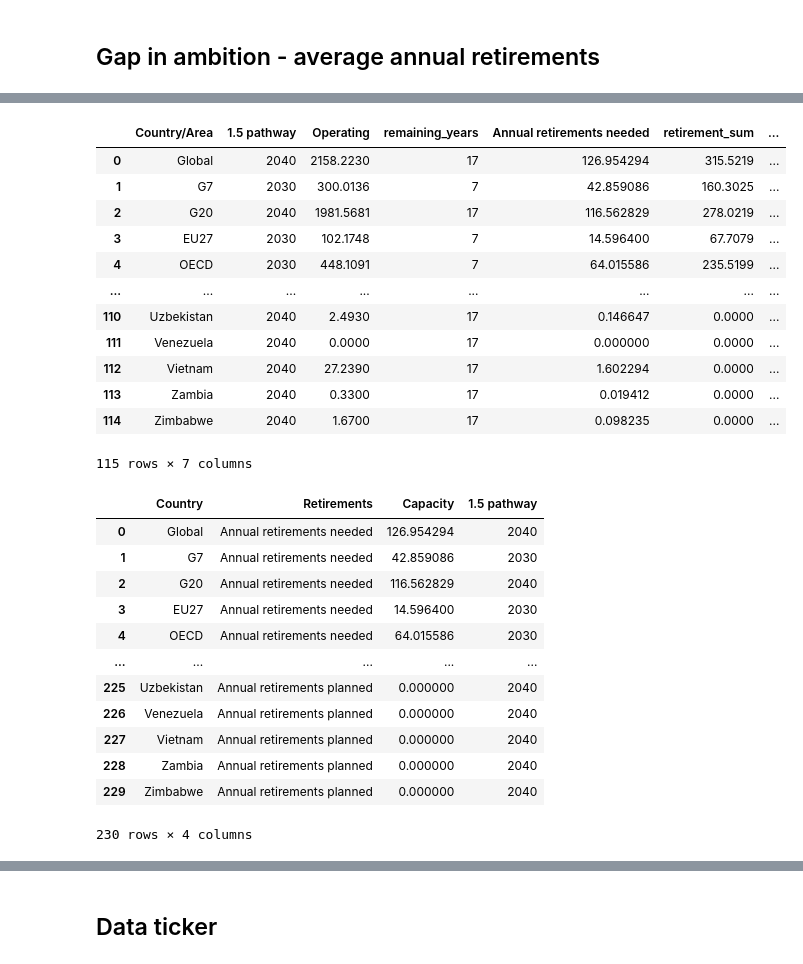
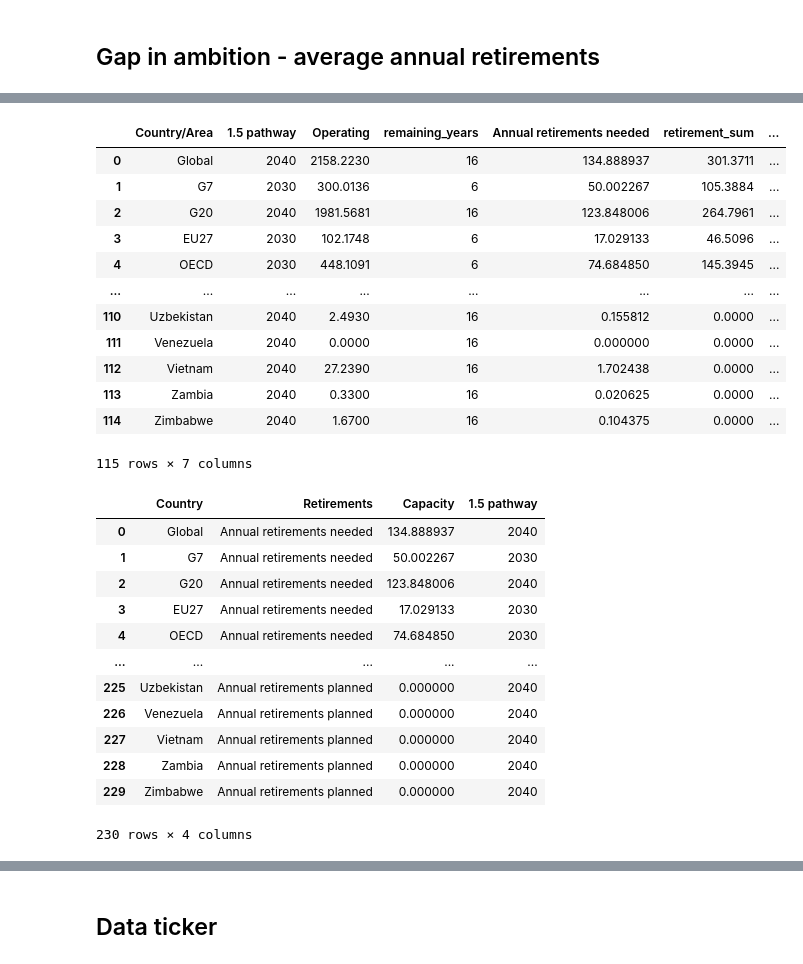
Before and after one commit to GlobalEnergyMonitor/coal-phaseout-preview, a Jupyter notebook: data_wrangling_1/Phaseout-dashboard_raw_data.ipynb, the cells around one changed output, grey strips where cells are left out. Drawn from its saved outputs; the diff is of its cells as text; code cells hidden in the pictures.

```diff
--- a/data_wrangling_1/Phaseout-dashboard_raw_data.ipynb
+++ b/data_wrangling_1/Phaseout-dashboard_raw_data.ipynb
@@ -134,12 +134,12 @@ bins = [
     (oper_df['Planned retirement'] > 2030) & (oper_df['Planned retirement'] <= 2040),  # retire by 2040
     (oper_df['Planned retirement'] > 2040) & (oper_df['Planned retirement'] <= 2050),
     #(oper_df['Planned retirement'] > 2040), # retire after 2040
-    pd.isna(oper_df['Planned retirement']) | (oper_df['Planned retirement'] > 2050) # NaN values OR retiring after 2050
+    pd.isna(oper_df['Planned retirement']) | (oper_df['Planned retirement'] > 2050) | (oper_df['Planned retirement'] <= current_year) # NaN values OR retiring after 2050
     #pd.isna(oper_df['Planned retirement'])  # NaN values
 ]
 
 # Define corresponding labels
-labels = ['Retiring by 2030', 'Retiring by 2040', 'Retiring after 2040', 'Remaining']
+labels = ['Retiring by 2030', 'Retiring by 2040', 'Retiring by 2050', 'Remaining']
 
 # Create new column using np.select
 oper_df['Planned retire ages'] = np.select(bins, labels, default='Remaining')
@@ -298,10 +283,11 @@ final_df.to_excel(
 ## Gap in ambition - average annual retirements
 # %%
 # Merge operating data with OECD data based on 'Country/Area'
-df = pd.merge(oecd_data, final_oper_df, on='Country/Area', how='left')
+pathway_df = pd.merge(oecd_data, final_oper_df, on='Country/Area', how='left')
 
 # Calculate the remaining years and store them in a new column
-df['remaining_years'] = df['1.5 pathway'] - current_year + 1
+pathway_df['remaining_years'] = pathway_df['1.5 pathway'] - current_year
 
 # get remaining years to 1.5C
-df['Annual retirements needed'] = df['Operating'] / df['remaining_years']
+pathway_df['Annual retirements needed'] = pathway_df['Operating'] / pathway_df['remaining_years']
+pathway_df
@@ -308,32 +308,36 @@ df['Annual retirements needed'] = df['Operating'] / df['remaining_years']
 # %%
-# Filter for Status 'Planned retirement'
-planned_retire_df = final_df[final_df['Status'] == "Planned retirement"]
+# Step 1: Merge the two DataFrames on 'Country/Area'
+merged_df = pd.merge(planned_df, pathway_df, on="Country/Area", how="left")
 
-# Group by 'Country/Area' and sum 'Capacity'
-planned_retire_sum = (
-    planned_retire_df.groupby("Country", as_index=False)["Capacity"]
+# Step 2: Filter rows where 'Year' is between 'current_year' and '1.5 pathway'
+filtered_df = merged_df[
+    (merged_df["Year"] >= current_year + 1) & (merged_df["Year"] <= merged_df["1.5 pathway"])
+]
+
+# Step 3: Group by 'Country/Area' and sum the 'Capacity'
+result_df = (
+    filtered_df.groupby("Country/Area", as_index=False)["Capacity"]
     .sum()
-    .rename(columns={"Capacity": "retirement_sum", "Country": "Country/Area"})
+    .rename(columns={"Capacity": "retirement_sum"})
 )
 
-ambition_df = pd.merge(df, planned_retire_sum, on='Country/Area', how='left')
+ambition_df = pd.merge(pathway_df, result_df, on='Country/Area', how='left')
 
 ambition_df['Annual retirements planned'] = ambition_df['retirement_sum'] / ambition_df['remaining_years']
-
 ambition_df
 # %% [output]
 |  | Country/Area | 1.5 pathway | Operating | remaining_years | Annual retirements needed | retirement_sum | ... |
-| 0 | Global | 2040 | 2158.2230 | 17 | 126.954294 | 315.5219 | ... |
-| 1 | G7 | 2030 | 300.0136 | 7 | 42.859086 | 160.3025 | ... |
-| 2 | G20 | 2040 | 1981.5681 | 17 | 116.562829 | 278.0219 | ... |
-| 3 | EU27 | 2030 | 102.1748 | 7 | 14.596400 | 67.7079 | ... |
-| 4 | OECD | 2030 | 448.1091 | 7 | 64.015586 | 235.5199 | ... |
+| 0 | Global | 2040 | 2158.2230 | 16 | 134.888937 | 301.3711 | ... |
+| 1 | G7 | 2030 | 300.0136 | 6 | 50.002267 | 105.3884 | ... |
+| 2 | G20 | 2040 | 1981.5681 | 16 | 123.848006 | 264.7961 | ... |
+| 3 | EU27 | 2030 | 102.1748 | 6 | 17.029133 | 46.5096 | ... |
+| 4 | OECD | 2030 | 448.1091 | 6 | 74.684850 | 145.3945 | ... |
 | ... | ... | ... | ... | ... | ... | ... | ... |
-| 110 | Uzbekistan | 2040 | 2.4930 | 17 | 0.146647 | 0.0000 | ... |
-| 111 | Venezuela | 2040 | 0.0000 | 17 | 0.000000 | 0.0000 | ... |
-| 112 | Vietnam | 2040 | 27.2390 | 17 | 1.602294 | 0.0000 | ... |
-| 113 | Zambia | 2040 | 0.3300 | 17 | 0.019412 | 0.0000 | ... |
-| 114 | Zimbabwe | 2040 | 1.6700 | 17 | 0.098235 | 0.0000 | ... |
+| 110 | Uzbekistan | 2040 | 2.4930 | 16 | 0.155812 | 0.0000 | ... |
+| 111 | Venezuela | 2040 | 0.0000 | 16 | 0.000000 | 0.0000 | ... |
+| 112 | Vietnam | 2040 | 27.2390 | 16 | 1.702438 | 0.0000 | ... |
+| 113 | Zambia | 2040 | 0.3300 | 16 | 0.020625 | 0.0000 | ... |
+| 114 | Zimbabwe | 2040 | 1.6700 | 16 | 0.104375 | 0.0000 | ... |
 115 rows × 7 columns
 # %%
 # Melt the dataframe to reshape it into a long format
@@ -344,15 +348,15 @@ melted_df = pd.melt(ambition_df, id_vars=['Country/Area'], value_vars=['Annual r
 melted_df.rename({"Country/Area": "Country"}, axis=1, inplace=True)
 
 #add NZ pathway year
-melted_df_with_nz_pathway_year = pd.merge(melted_df, df[["Country/Area", "1.5 pathway"]], left_on="Country", right_on="Country/Area", how="left").drop("Country/Area", axis=1)
+melted_df_with_nz_pathway_year = pd.merge(melted_df, pathway_df[["Country/Area", "1.5 pathway"]], left_on="Country", right_on="Country/Area", how="left").drop("Country/Area", axis=1)
 melted_df_with_nz_pathway_year
 # %% [output]
 |  | Country | Retirements | Capacity | 1.5 pathway |
-| 0 | Global | Annual retirements needed | 126.954294 | 2040 |
-| 1 | G7 | Annual retirements needed | 42.859086 | 2030 |
-| 2 | G20 | Annual retirements needed | 116.562829 | 2040 |
-| 3 | EU27 | Annual retirements needed | 14.596400 | 2030 |
-| 4 | OECD | Annual retirements needed | 64.015586 | 2030 |
+| 0 | Global | Annual retirements needed | 134.888937 | 2040 |
+| 1 | G7 | Annual retirements needed | 50.002267 | 2030 |
+| 2 | G20 | Annual retirements needed | 123.848006 | 2040 |
+| 3 | EU27 | Annual retirements needed | 17.029133 | 2030 |
+| 4 | OECD | Annual retirements needed | 74.684850 | 2030 |
 | ... | ... | ... | ... | ... |
 | 225 | Uzbekistan | Annual retirements planned | 0.000000 | 2040 |
 | 226 | Venezuela | Annual retirements planned | 0.000000 | 2040 |
```
Also changed, not shown: parts of 5 cells of this notebook, 17 other files.
